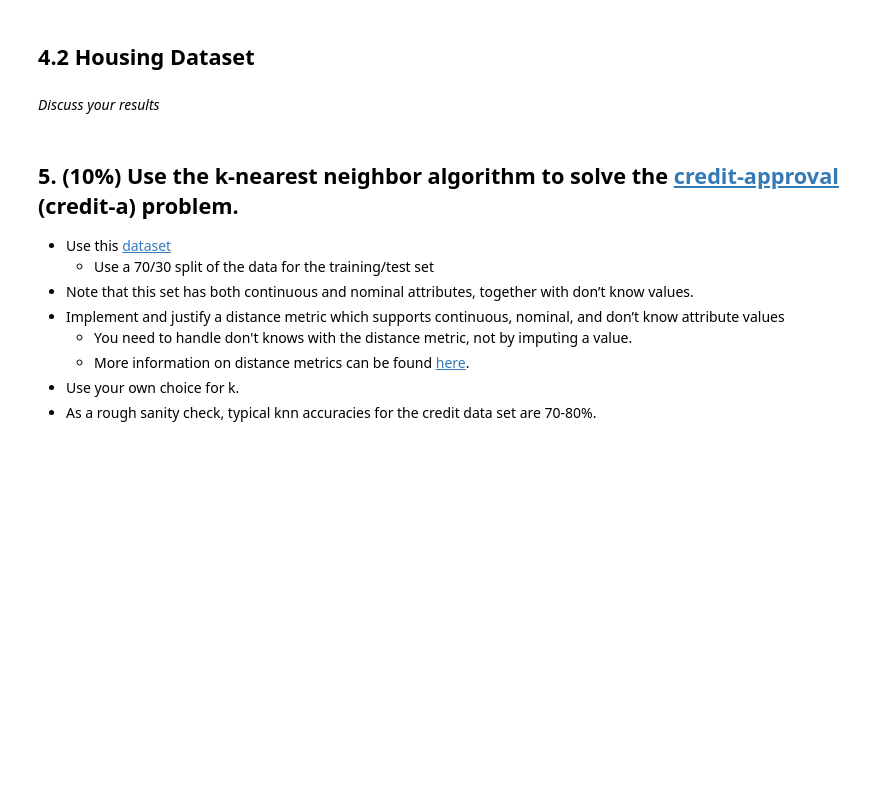
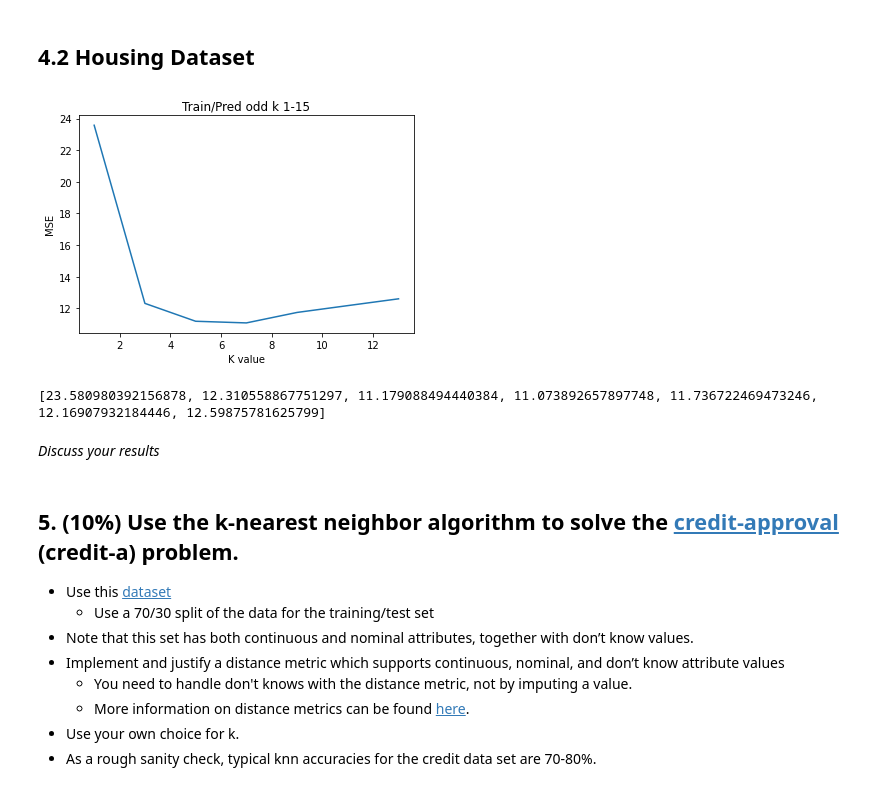
Before and after one commit to alexheiner/CS472-Labs, a Jupyter notebook: Lab4/lab_4_knn.ipynb, the cells around one changed output. Drawn from its saved outputs; the diff is of its cells as text; code cells hidden in the pictures; blank space fills up the shorter version.

```diff
--- a/Lab4/lab_4_knn.ipynb
+++ b/Lab4/lab_4_knn.ipynb
@@ -297,3 +393,23 @@ ValueError: operands could not be broadcast together with shapes (13,) (9,)
+# %%
+# Train/Predict using k=1,3,...,15
+k_MSE = []
+x_v = []
+for i in range(1, 15, 2):
+  x_v.append(i)
+  clf = KNNClassifier(columntype='real', weight_type='inverse_distance', k_val=i)
+  res = clf.fit(housing_norm_inputs, housing_targets)
+  k_MSE.append(res.score(housing_norm_test_inputs, housing_test_targets))
+
+# Graph MSE over k
+plt.plot(x_v, k_MSE)
+plt.title("Train/Pred odd k 1-15")
+plt.xlabel("K value")
+plt.ylabel("MSE")
+plt.show()
+print(k_MSE)
+# %% [output]
+[figure, added]
+[23.580980392156878, 12.310558867751297, 11.179088494440384, 11.073892657897748, 11.736722469473246, 12.16907932184446, 12.59875781625799]
 # %% [markdown]
 *Discuss your results*
 # %% [markdown]
```
Also changed, not shown: parts of 17 cells of this notebook, 4 other files.
